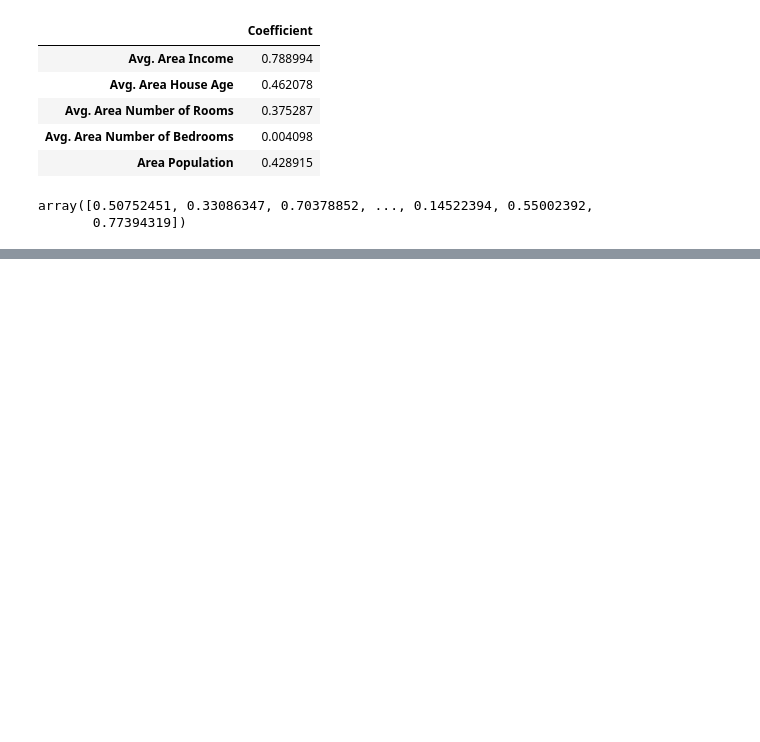
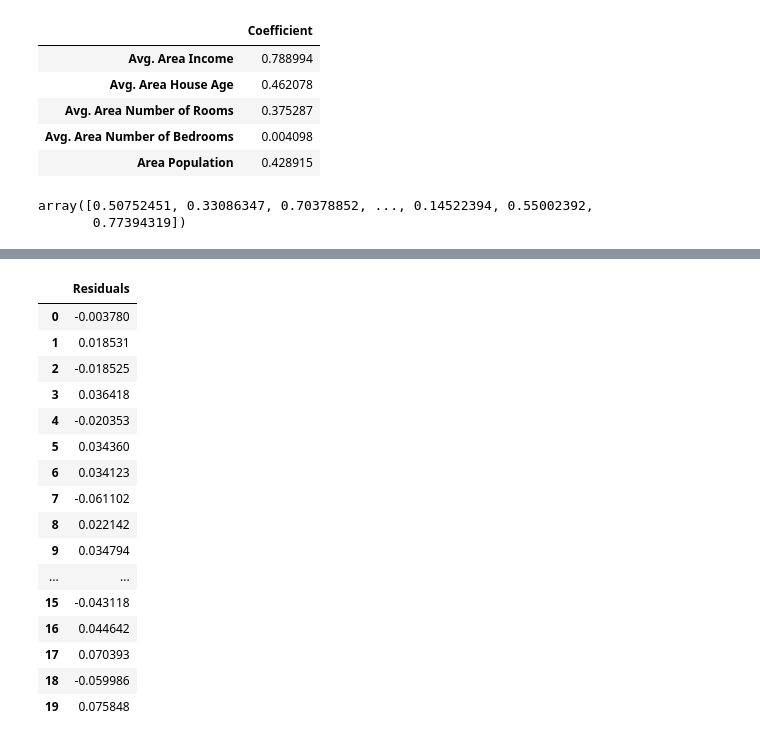
Before and after one commit to odara-rapheal/Weekly-ML-Code-Project-003-Regression-, a Jupyter notebook: Weekly ML Code Project 003 (Regression).ipynb, the cells around one changed output, grey strips where cells are left out. Cells and saved outputs as stored; diff of their text form; code cells hidden in the pictures; blank space fills up the shorter version.

```diff
--- a/Weekly ML Code Project 003 (Regression).ipynb
+++ b/Weekly ML Code Project 003 (Regression).ipynb
@@ -203,0 +256,24 @@ array([0.50752451, 0.33086347, 0.70378852, ..., 0.14522394, 0.55002392,
+# %%
+# showing the residuals in a dataframe
+residuals_df = pd.DataFrame(residuals, columns = ["Residuals"])
+# %%
+# showing the first 20 field of the residuals_df
+residuals_df.head(20)
+# %% [output]
+|  | Residuals |
+| 0 | -0.003780 |
+| 1 | 0.018531 |
+| 2 | -0.018525 |
+| 3 | 0.036418 |
+| 4 | -0.020353 |
+| 5 | 0.034360 |
+| 6 | 0.034123 |
+| 7 | -0.061102 |
+| 8 | 0.022142 |
+| 9 | 0.034794 |
+| ... | ... |
+| 15 | -0.043118 |
+| 16 | 0.044642 |
+| 17 | 0.070393 |
+| 18 | -0.059986 |
+| 19 | 0.075848 |
```
Also changed, not shown: parts of 7 cells of this notebook.
